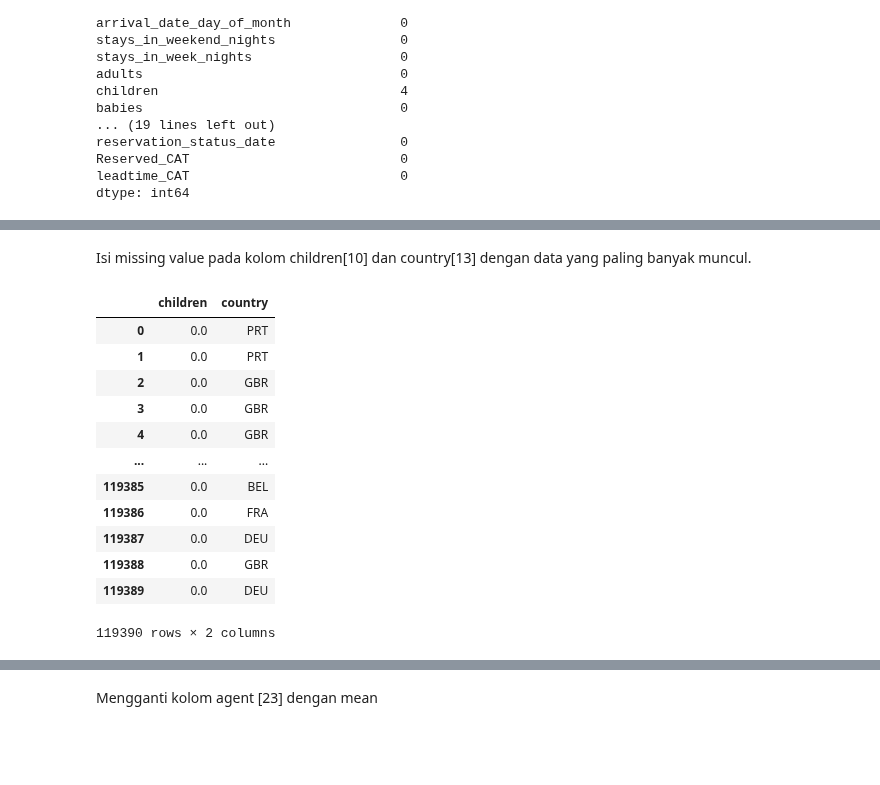
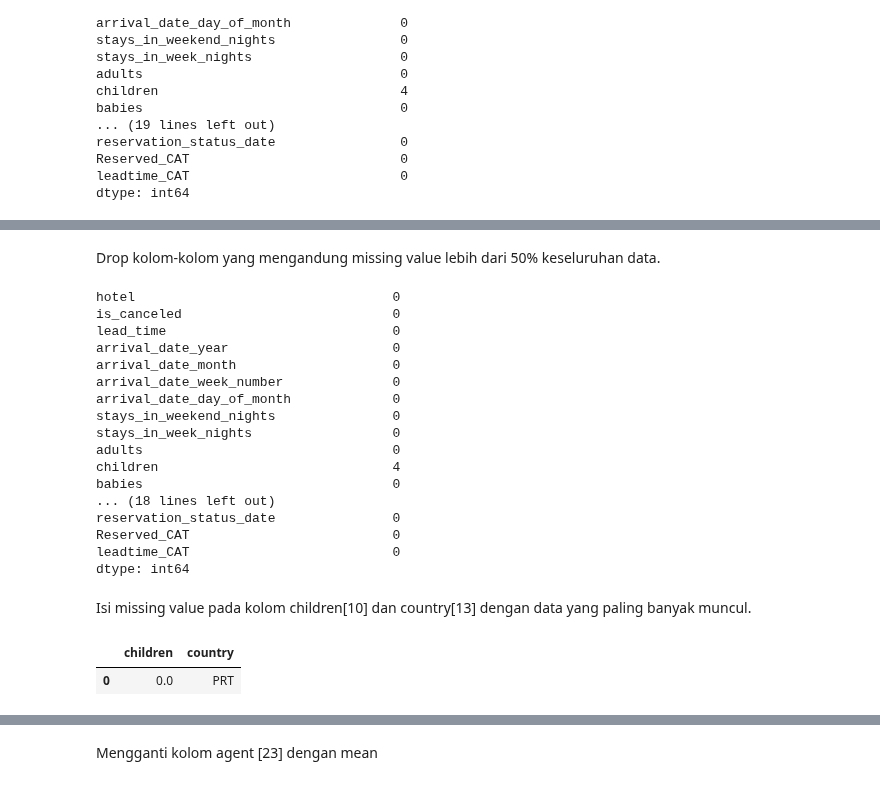
Before and after one commit to arisugiharto/Intermediate_python_batch16, a Jupyter notebook: final_project/Final_Project - R. Ari Sugiharto.ipynb, the cells around one changed output, grey strips where cells are left out. Saved outputs shown, nothing was run; the diff lists cells and outputs as text; code cells hidden in the pictures; blank space fills up the shorter version.

```diff
--- a/final_project/Final_Project - R. Ari Sugiharto.ipynb
+++ b/final_project/Final_Project - R. Ari Sugiharto.ipynb
@@ -302,18 +316,33 @@ memory usage: 31.0+ MB
+# %% [markdown]
+Drop kolom-kolom yang mengandung missing value lebih dari 50% keseluruhan data.
+# %%
+df9.drop("company", axis=1, inplace=True)
+# %%
+df9.isnull().sum()
+# %% [output]
+hotel                                 0
+is_canceled                           0
+lead_time                             0
+arrival_date_year                     0
+arrival_date_month                    0
+arrival_date_week_number              0
+arrival_date_day_of_month             0
+stays_in_weekend_nights               0
+stays_in_week_nights                  0
+adults                                0
+children                              4
+babies                                0
+... (18 lines left out)
+reservation_status_date               0
+Reserved_CAT                          0
+leadtime_CAT                          0
+dtype: int64
 # %% [markdown]
 Isi missing value pada kolom  children[10] dan country[13] dengan data yang paling banyak muncul.
+# %%
+df10=df9
 # %%
-df9.iloc[:, [10,13]]
+df10.iloc[:, [10,13]].mode()
 # %% [output]
 |  | children | country |
 | 0 | 0.0 | PRT |
-| 1 | 0.0 | PRT |
-| 2 | 0.0 | GBR |
-| 3 | 0.0 | GBR |
-| 4 | 0.0 | GBR |
-| ... | ... | ... |
-| 119385 | 0.0 | BEL |
-| 119386 | 0.0 | FRA |
-| 119387 | 0.0 | DEU |
-| 119388 | 0.0 | GBR |
-| 119389 | 0.0 | DEU |
-119390 rows × 2 columns
```
Also changed, not shown: parts of 28 cells of this notebook.
